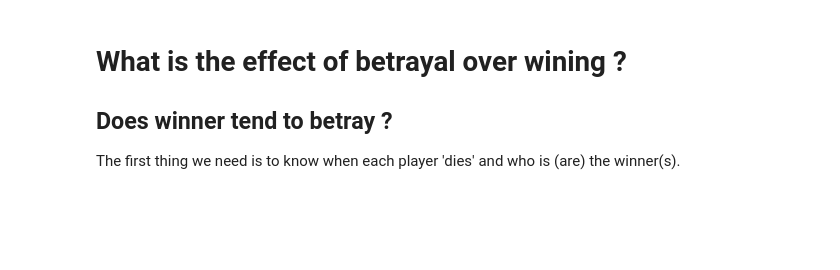
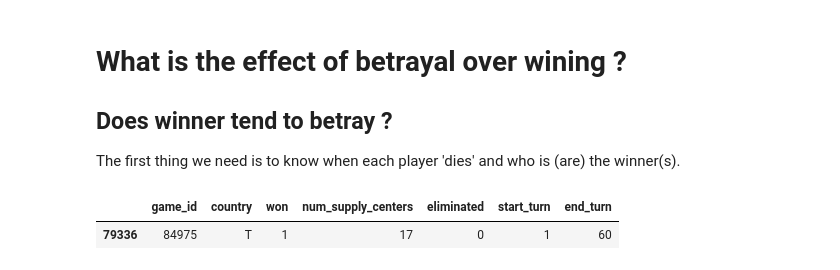
Before and after one commit to epfl-ada/ada-2020-project-milestone-p3-p3_chic, a Jupyter notebook: p4.ipynb, the cells around one changed output. Cells and saved outputs as stored; diff of their text form; code cells hidden in the pictures; blank space fills up the shorter version.

```diff
--- a/p4.ipynb
+++ b/p4.ipynb
@@ -741,0 +743,5 @@ games_id = [118119,78231,74200,80920,61399,97681,67856,78399,58493,52116,102404,
+# %%
+all_players.query("game_id == 84975 & won == 1")
+# %% [output]
+|  | game_id | country | won | num_supply_centers | eliminated | start_turn | end_turn |
+| 79336 | 84975 | T | 1 | 17 | 0 | 1 | 60 |
```
Also changed, not shown: parts of 7 cells of this notebook, 1 other file.
